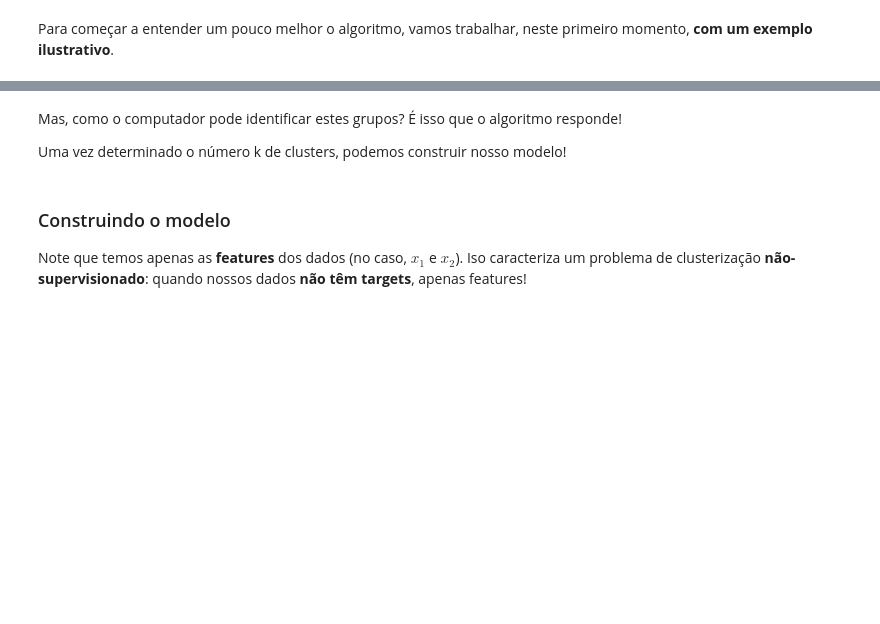
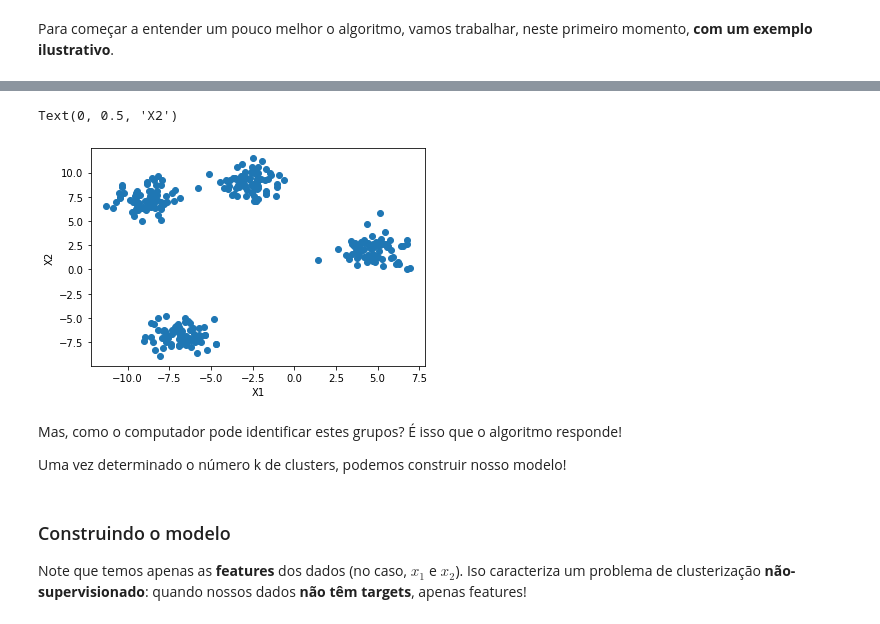
Before and after one commit to carolinarutililima/ADA_Santander, a Jupyter notebook: Machine Learning II/aula_5.ipynb, the cells around one changed output, grey strips where cells are left out. Cells and saved outputs as stored; diff of their text form; code cells hidden in the pictures; blank space fills up the shorter version.

```diff
--- a/Machine Learning II/aula_5.ipynb
+++ b/Machine Learning II/aula_5.ipynb
@@ -145,0 +170,2 @@ Por exemplo, só de olhar pros dados plotados a seguir, fica fácil de identific
+# %%
+X_df = pd.DataFrame(X, columns = ["X1", "X2"])
@@ -146,3 +181,10 @@ Por exemplo, só de olhar pros dados plotados a seguir, fica fácil de identific
+# %%
+plt.scatter(X_df["X1"] , X_df["X2"])
+plt.xlabel("X1")
+plt.ylabel("X2")
+# %% [output]
+Text(0, 0.5, 'X2')
+[figure, added]
 # %% [markdown]
 
 Mas, como o computador pode identificar estes grupos? É isso que o algoritmo responde!
```
Also changed, not shown: parts of 39 cells of this notebook, 6 other files.
